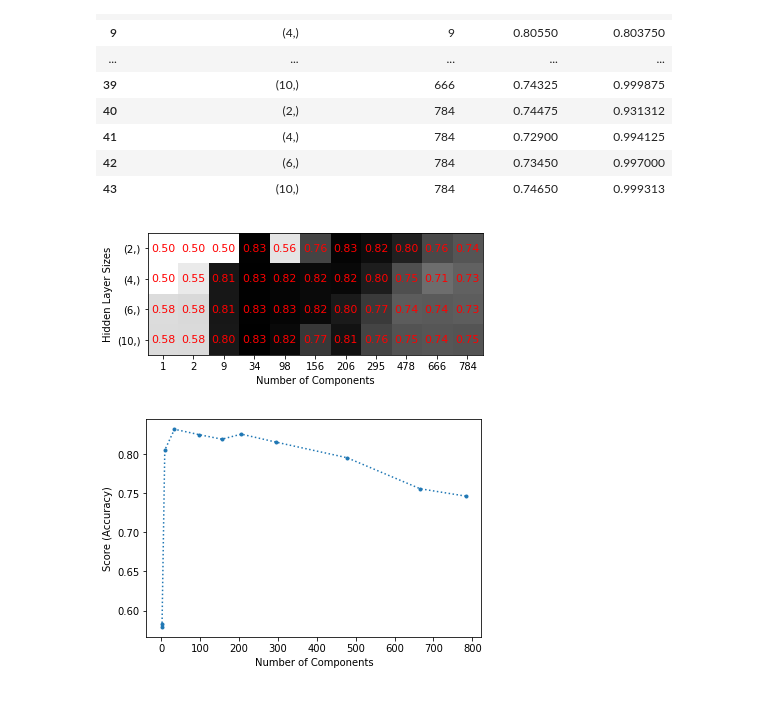
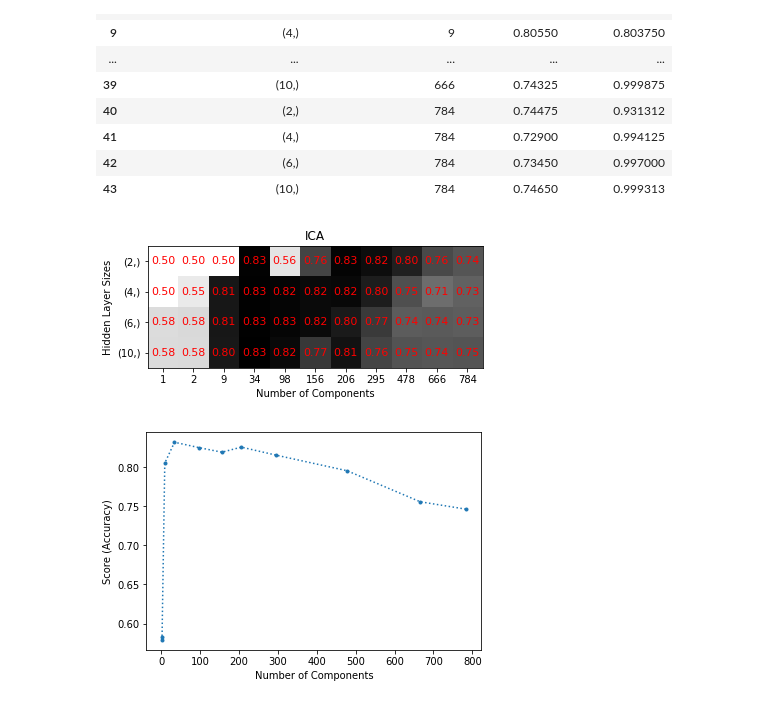
Before and after one commit to scribby182/GT-CS-7641-Assignment-3, a Jupyter notebook: quickdraw_ICA.ipynb, the cells around one changed output. Drawn from its saved outputs; the diff is of its cells as text; code cells hidden in the pictures.

```diff
--- a/quickdraw_ICA.ipynb
+++ b/quickdraw_ICA.ipynb
@@ -95,0 +98,5 @@ Ratio of y_test=1 to y_test=0 for Test data: 0.5 (should be 0.5)
+# %%
+pipe_choose_components = Pipeline([('scaler', StandardScaler()),
+                  (f'{dim_red_name}', FastICA(n_components=784, random_state=random_state, max_iter=max_iter))])
+pipe_choose_components.fit(X, y)
+X_transformed = pipe_choose_components.transform(X)
@@ -95,0 +130,9 @@ Ratio of y_test=1 to y_test=0 for Test data: 0.5 (should be 0.5)
+# %%
+# n_components = [2, 3, 4, 5, 7, 10, 13, 15, 20, 25, 30, 35, 40]
+reconstruction_error = np.zeros(len(n_components))
+for i, this_n in enumerate(n_components):
+    pipe_reconstruction = Pipeline([('scaler', StandardScaler()),
+                                       (f'{dim_red_name}', FastICA(random_state=random_state, n_components=this_n, max_iter=max_iter))])
+    pipe_reconstruction.fit(X)
+    reconstruction_error[i] = get_reconstruction_error(X, pipe_reconstruction)
+joblib.dump(np.array((n_components, reconstruction_error)).T, f'{casename}_reconstruction_error.pkl')
@@ -97,7 +142,7 @@ Ratio of y_test=1 to y_test=0 for Test data: 0.5 (should be 0.5)
 ## Run MLP using results of ICA through Grid Search
 # %%
 pipe = Pipeline([('scaler', StandardScaler()),
-                  ('ica', FastICA(random_state)),
+                  ('ica', FastICA(random_state=random_state, max_iter=max_iter)),
                   ('mlp', MLPClassifier(max_iter=max_iter, random_state=random_state))])
 
 #                  [0.5, 0.75, 0.9, 0.95, 0.99]
@@ -161,11 +208,11 @@ results.loc[:, ["param_mlp__hidden_layer_sizes", "param_ica__n_components", "mea
 # %%
 x_variable = "param_ica__n_components"
 y_variable = "param_mlp__hidden_layer_sizes"
 z_variable = "mean_test_score"
 
-df_to_heatmap(results, x_variable, y_variable, z_variable, fontsize=11, xlabel='Number of Components', ylabel='Hidden Layer Sizes')
+df_to_heatmap(results, x_variable, y_variable, z_variable, fontsize=11, title=f'{dim_red_name.upper()}', xlabel='Number of Components', ylabel='Hidden Layer Sizes', savefig=f'{casename}_gs.png')
 # %% [output]
-[figure, old version]
+[figure, new version]
 # %%
 x_variable = "param_ica__n_components"
 z_variable = "mean_test_score"
```
Also changed, not shown: parts of 57 cells of this notebook, 15 other files.
